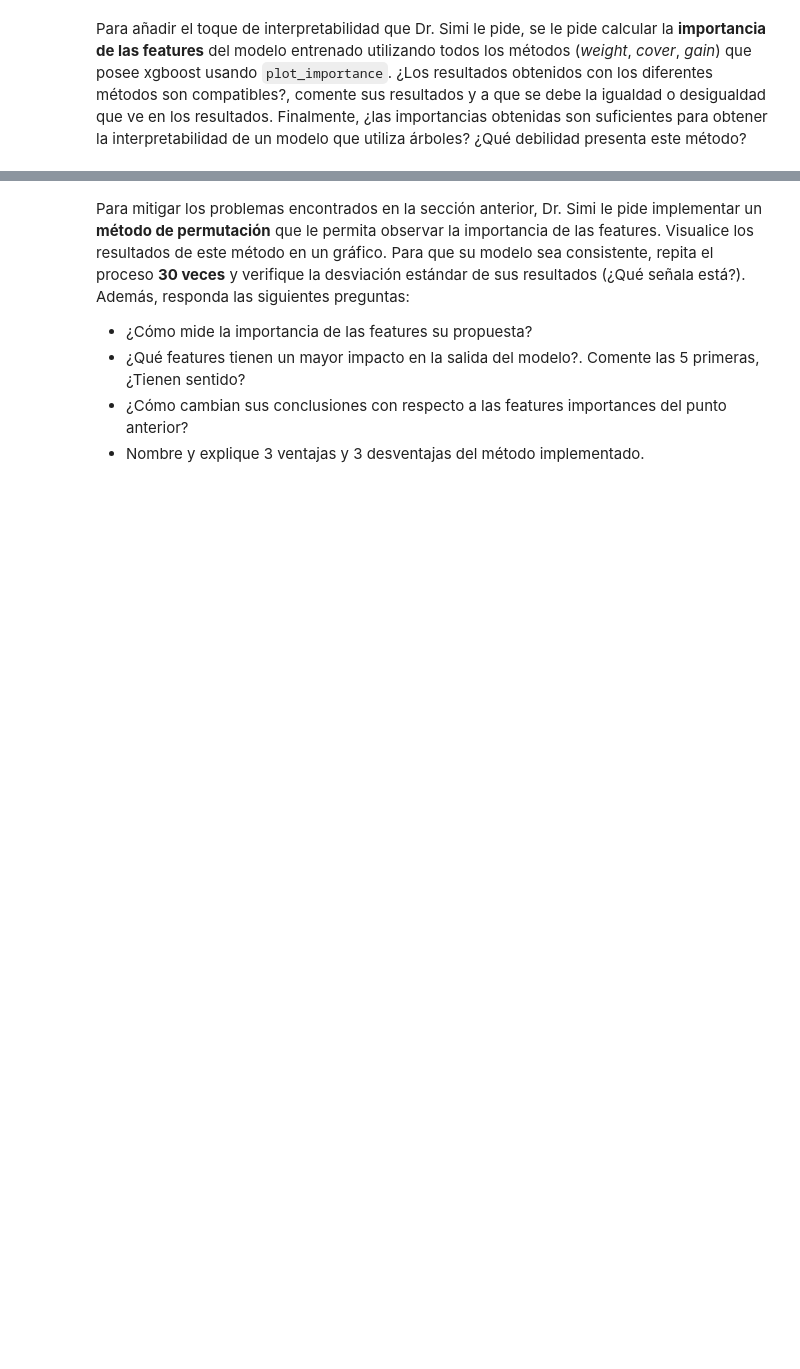
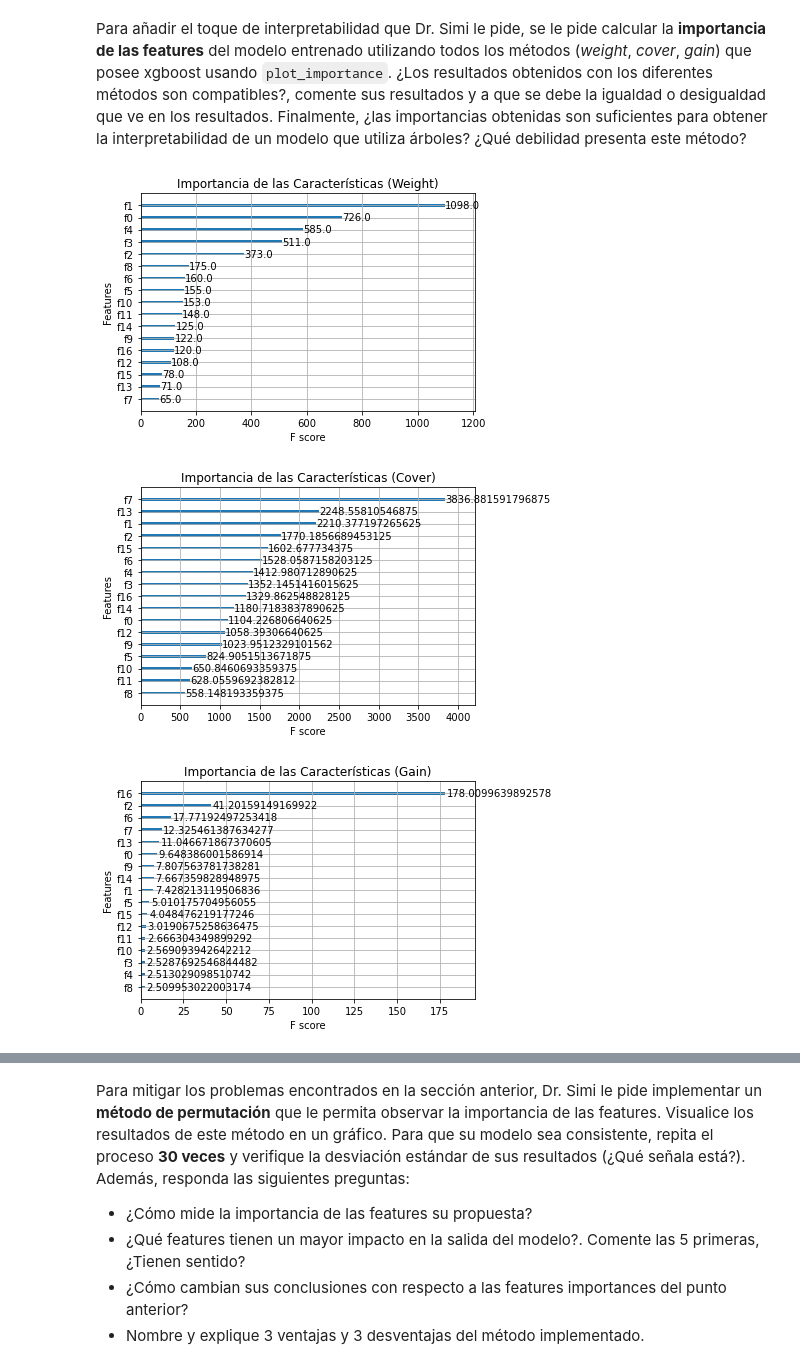
Before and after one commit to J07Aa/Repo, a Jupyter notebook: Lab_10/Laboratorio10_Enunciado.ipynb, the cells around one changed output, grey strips where cells are left out. Cells and saved outputs as stored; diff of their text form; code cells hidden in the pictures; blank space fills up the shorter version.

Commit message:
Se comienza el desarrollo del laboratorio utilizando XGBoost y buscando las features importantes

```diff
--- a/Lab_10/Laboratorio10_Enunciado.ipynb
+++ b/Lab_10/Laboratorio10_Enunciado.ipynb
@@ -125,7 +125,7 @@ column_transformer = ColumnTransformer(transformers=[
 
 pipeline = Pipeline(steps=[
     ('transformer', column_transformer),
-    ('regressor', XGBClassifier())
+    ('classifier', XGBClassifier())
 ])
 X = df.copy()[['Age', 'Sex', 'HighChol', 'CholCheck', 'BMI', 'Smoker',
        'HeartDiseaseorAttack', 'PhysActivity', 'Fruits', 'Veggies',
@@ -185,0 +185,18 @@ Para añadir el toque de interpretabilidad que Dr. Simi le pide, se le pide calc
+# %%
+# Inserte su código aquí
+import xgboost as xgb
+xgb_model = pipeline.named_steps['classifier']
+# Plotear la importancia de las características usando plot_importance
+
+xgb.plot_importance(xgb_model, importance_type='weight', title='Importancia de las Características (Weight)')
+plt.show()
+
+xgb.plot_importance(xgb_model, importance_type='cover', title='Importancia de las Características (Cover)')
+plt.show()
+
+xgb.plot_importance(xgb_model, importance_type='gain', title='Importancia de las Características (Gain)')
+plt.show()
+# %% [output]
+[figure, added]
+[figure, added]
+[figure, added]
```
Also changed, not shown: parts of 12 cells of this notebook.
